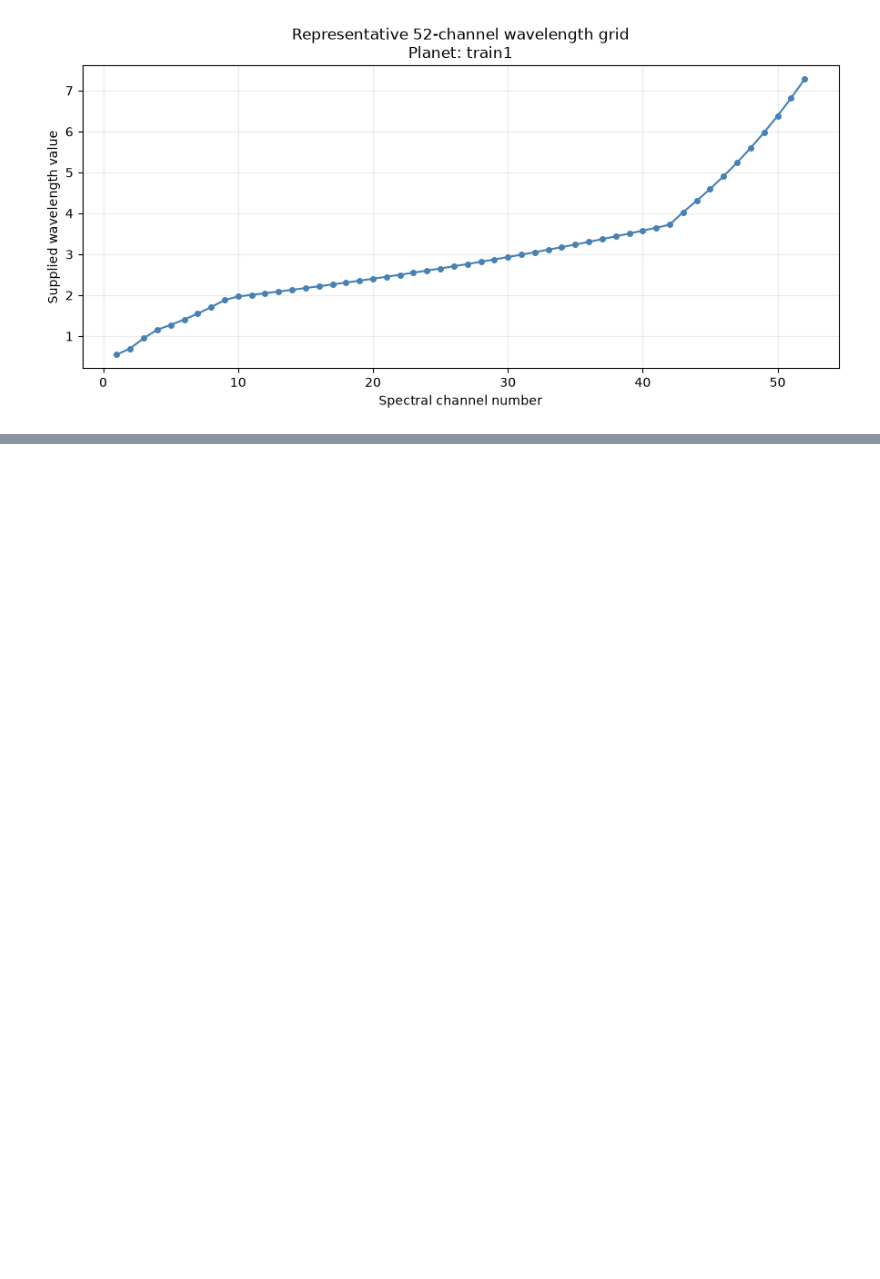
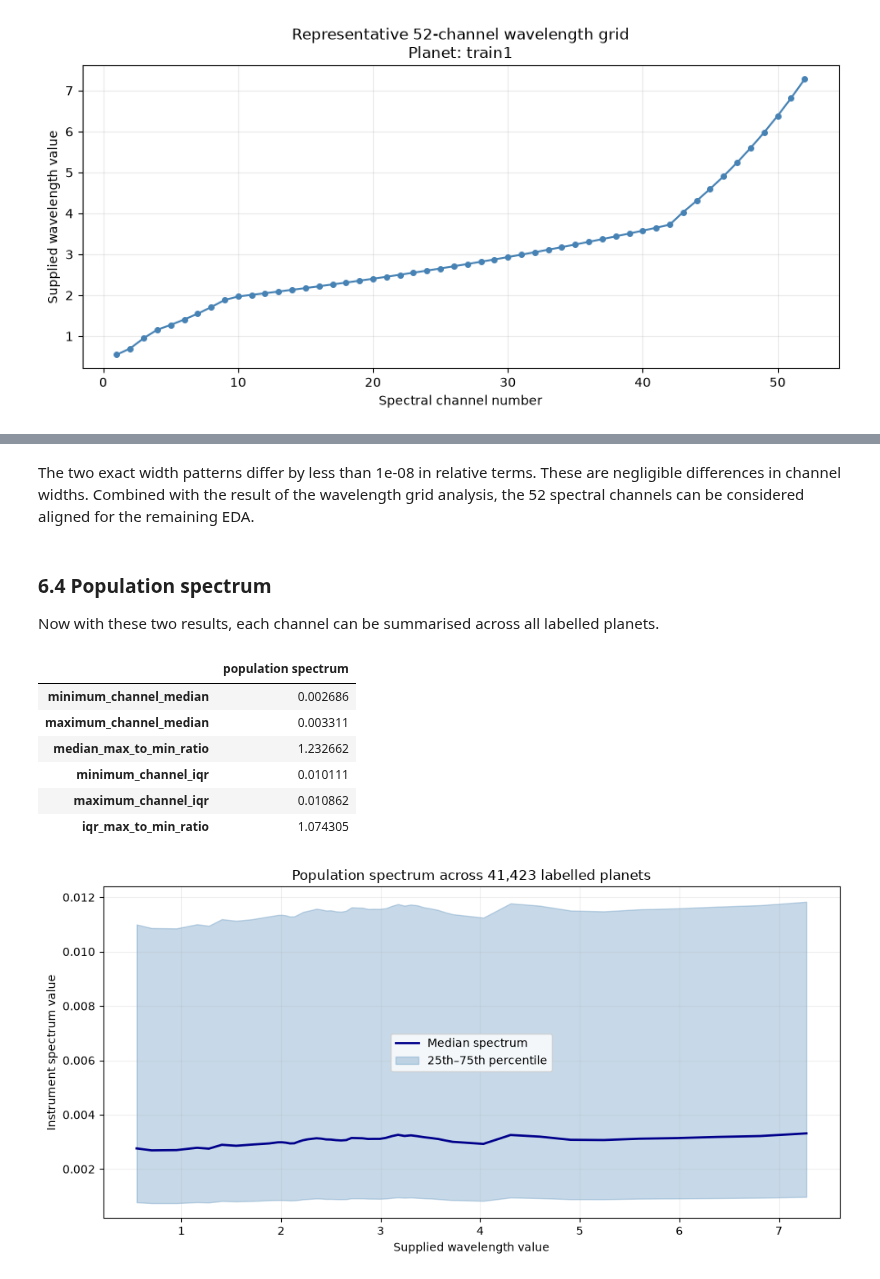
Before and after one commit to ajf12327/ADC2023-conformal-prediction, a Jupyter notebook: notebooks/02_EDA.ipynb, the cells around one changed output, grey strips where cells are left out. Cells and saved outputs as stored; diff of their text form; code cells hidden in the pictures; blank space fills up the shorter version.

```diff
--- a/notebooks/02_EDA.ipynb
+++ b/notebooks/02_EDA.ipynb
@@ -1902,0 +2009,74 @@ Observed result: material wavelength-grid or width differences exist between lab
+# %% [markdown]
+The two exact width patterns differ by less than 1e-08 in relative terms. These are negligible differences in channel widths. Combined with the result of the wavelength grid analysis, the 52 spectral channels can be considered aligned for the remaining EDA.
+# %% [markdown]
+### **6.4 Population spectrum**
+
+Now with these two results, each channel can be summarised across all labelled planets.
+# %%
+common_wavelength_grid = wavelength_grids[0]
+
+spectrum_q25, spectrum_median, spectrum_q75 = np.percentile(spectra, [25, 50, 75], axis=0,)
+
+spectrum_iqr = spectrum_q75 - spectrum_q25
+
+spectrum_population_summary = pd.DataFrame(
+    {
+        "channel": np.arange(1, EXPECTED_SPECTRAL_CHANNELS + 1),
+        "wavelength": common_wavelength_grid,
+        "25th_percentile": spectrum_q25,
+        "median": spectrum_median,
+        "75th_percentile": spectrum_q75,
+        "interquartile_range": spectrum_iqr
+    }
+)
+
+spectrum_scale_summary = pd.Series(
+    {
+        "minimum_channel_median": spectrum_median.min(),
+        "maximum_channel_median": spectrum_median.max(),
+        "median_max_to_min_ratio": (spectrum_median.max() / spectrum_median.min()),
+        "minimum_channel_iqr": spectrum_iqr.min(),
+        "maximum_channel_iqr": spectrum_iqr.max(),
+        "iqr_max_to_min_ratio": (spectrum_iqr.max() / spectrum_iqr.min()),
+    },
+    name="population spectrum",
+)
+
+display(spectrum_scale_summary.to_frame())
+
+fig, ax = plt.subplots(figsize=(10, 5))
+
+ax.plot(
+    common_wavelength_grid,
+    spectrum_median,
+    color="darkblue",
+    linewidth=2,
+    label="Median spectrum"
+)
+
+ax.fill_between(
+    common_wavelength_grid,
+    spectrum_q25,
+    spectrum_q75,
+    color="steelblue",
+    alpha=0.30,
+    label="25th–75th percentile"
+)
+
+ax.set_xlabel("Supplied wavelength value")
+ax.set_ylabel("Instrument spectrum value")
+ax.set_title("Population spectrum across 41,423 labelled planets")
+ax.legend()
+ax.grid(alpha=0.20)
+fig.tight_layout()
+plt.show()
+plt.close(fig)
+# %% [output]
+|  | population spectrum |
+| minimum_channel_median | 0.002686 |
+| maximum_channel_median | 0.003311 |
+| median_max_to_min_ratio | 1.232662 |
+| minimum_channel_iqr | 0.010111 |
+| maximum_channel_iqr | 0.010862 |
+| iqr_max_to_min_ratio | 1.074305 |
+[figure, added]
```
Also changed, not shown: parts of 11 cells of this notebook.
